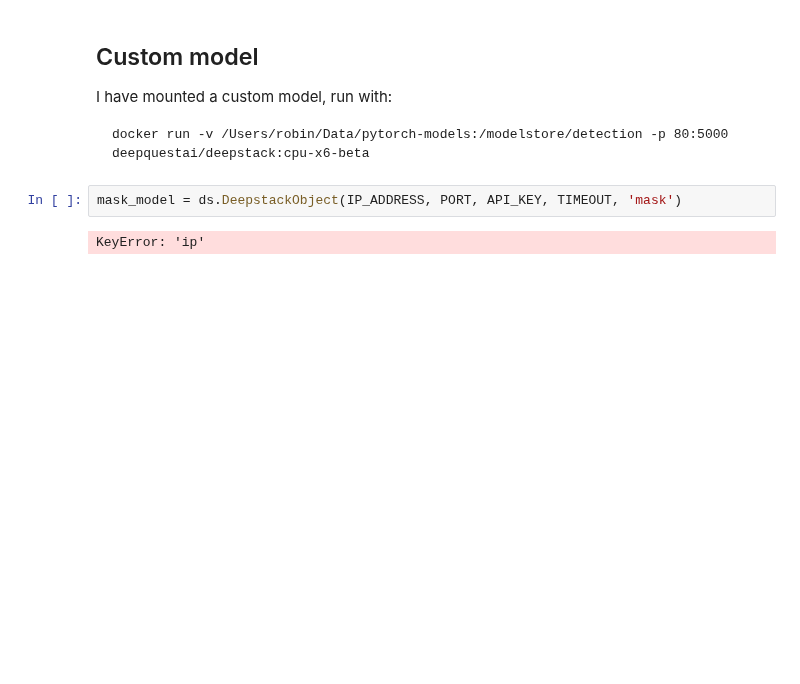
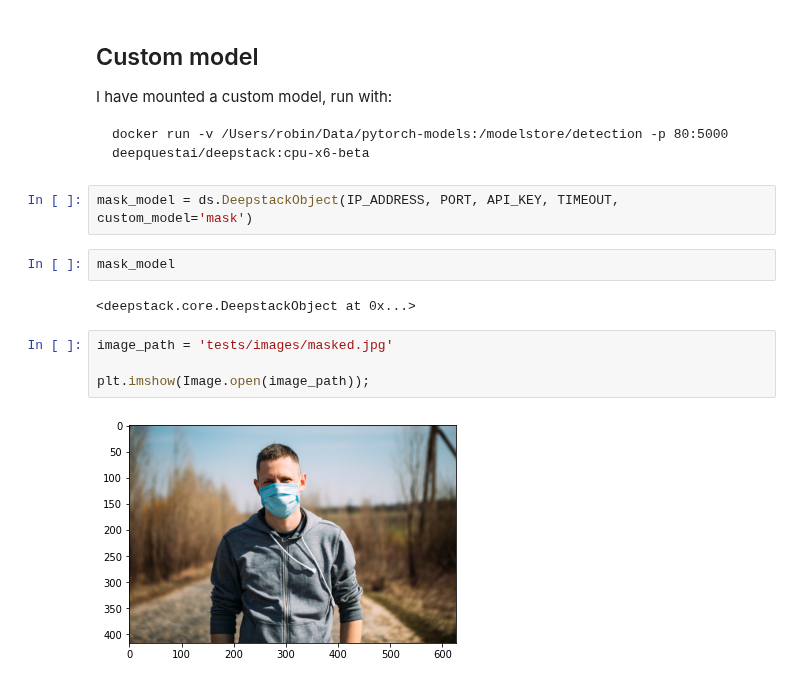
Before and after one commit to robmarkcole/deepstack-python, a Jupyter notebook: usage-object-detection.ipynb, the cells around one changed output. Saved outputs shown, nothing was run; the diff lists cells and outputs as text; blank space fills up the shorter version.

````diff
--- a/usage-object-detection.ipynb
+++ b/usage-object-detection.ipynb
@@ -96,6 +97,14 @@ I have mounted a custom model, run with:
 docker run -v /Users/robin/Data/pytorch-models:/modelstore/detection -p 80:5000 deepquestai/deepstack:cpu-x6-beta
 ```
 # %%
-mask_model = ds.DeepstackObject(IP_ADDRESS, PORT, API_KEY, TIMEOUT, 'mask')
+mask_model = ds.DeepstackObject(IP_ADDRESS, PORT, API_KEY, TIMEOUT, custom_model='mask')
-# %% [output]
-KeyError: 'ip'
+# %%
+mask_model
+# %% [output]
+<deepstack.core.DeepstackObject at 0x...>
+# %%
+image_path = 'tests/images/masked.jpg'
+
+plt.imshow(Image.open(image_path));
+# %% [output]
+[figure, added]
````
Also changed, not shown: parts of 8 cells of this notebook, 1 other file.
